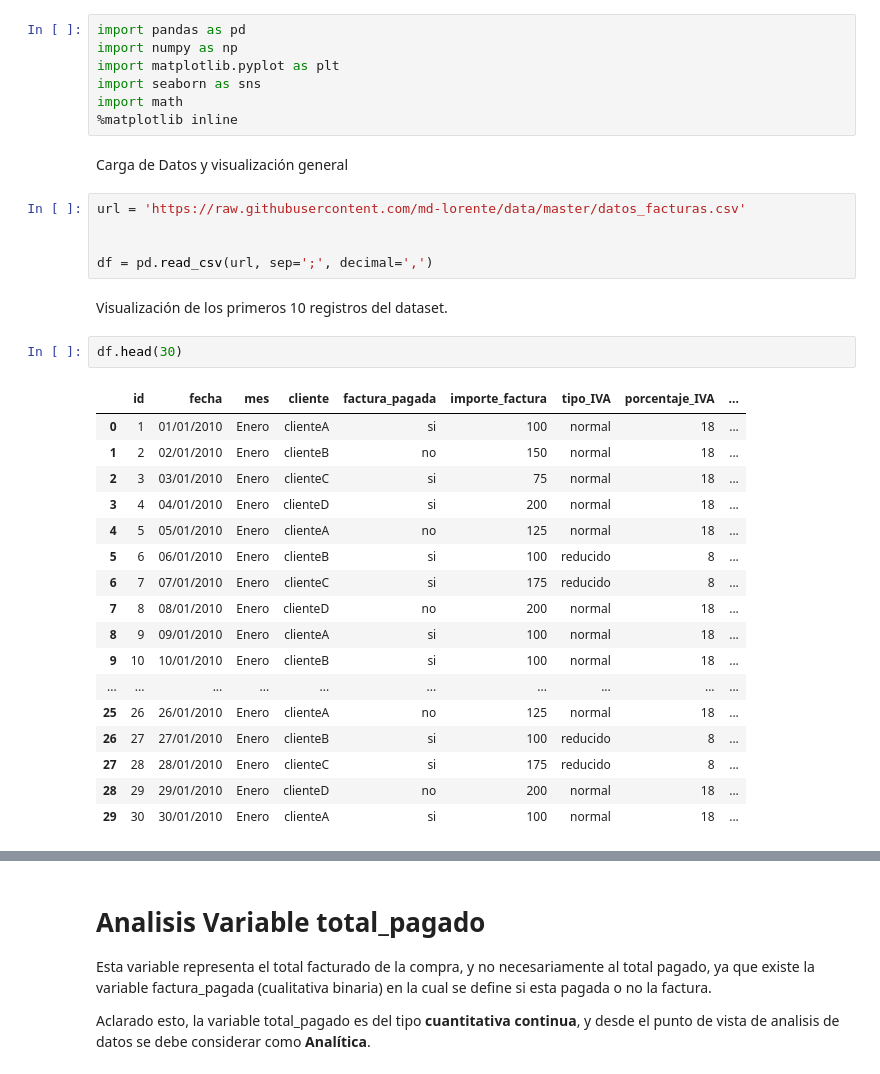
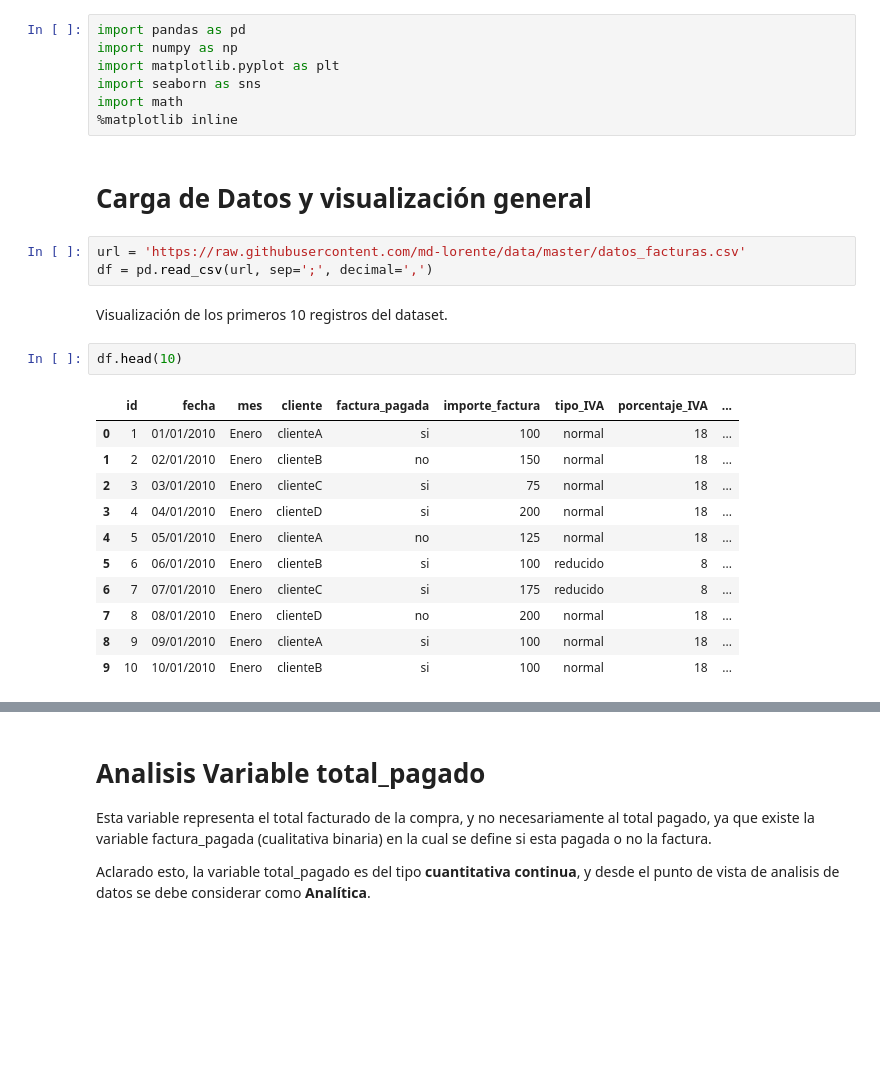
Before and after one commit to JALVARADORUIZ/Magister_BigData_UB, a Jupyter notebook: M2_AI2_AlvaradoRuizJoseArmando.ipynb, the cells around one changed output, grey strips where cells are left out. Saved outputs shown, nothing was run; the diff lists cells and outputs as text; blank space fills up the shorter version.

```diff
--- a/M2_AI2_AlvaradoRuizJoseArmando.ipynb
+++ b/M2_AI2_AlvaradoRuizJoseArmando.ipynb
@@ -36,31 +39,23 @@ import seaborn as sns
 import math
 %matplotlib inline
 # %% [markdown]
-Carga de Datos y visualización general
+# Carga de Datos y visualización general
 # %%
 url = 'https://raw.githubusercontent.com/md-lorente/data/master/datos_facturas.csv'
-
-
 df = pd.read_csv(url, sep=';', decimal=',')
 # %% [markdown]
 Visualización de los primeros 10 registros del dataset.
 # %%
-df.head(30)
+df.head(10)
 # %% [output]
 |  | id | fecha | mes | cliente | factura_pagada | importe_factura | tipo_IVA | porcentaje_IVA | ... |
 | 0 | 1 | 01/01/2010 | Enero | clienteA | si | 100 | normal | 18 | ... |
 | 1 | 2 | 02/01/2010 | Enero | clienteB | no | 150 | normal | 18 | ... |
 | 2 | 3 | 03/01/2010 | Enero | clienteC | si | 75 | normal | 18 | ... |
 | 3 | 4 | 04/01/2010 | Enero | clienteD | si | 200 | normal | 18 | ... |
 | 4 | 5 | 05/01/2010 | Enero | clienteA | no | 125 | normal | 18 | ... |
 | 5 | 6 | 06/01/2010 | Enero | clienteB | si | 100 | reducido | 8 | ... |
 | 6 | 7 | 07/01/2010 | Enero | clienteC | si | 175 | reducido | 8 | ... |
 | 7 | 8 | 08/01/2010 | Enero | clienteD | no | 200 | normal | 18 | ... |
 | 8 | 9 | 09/01/2010 | Enero | clienteA | si | 100 | normal | 18 | ... |
 | 9 | 10 | 10/01/2010 | Enero | clienteB | si | 100 | normal | 18 | ... |
-| ... | ... | ... | ... | ... | ... | ... | ... | ... | ... |
-| 25 | 26 | 26/01/2010 | Enero | clienteA | no | 125 | normal | 18 | ... |
-| 26 | 27 | 27/01/2010 | Enero | clienteB | si | 100 | reducido | 8 | ... |
-| 27 | 28 | 28/01/2010 | Enero | clienteC | si | 175 | reducido | 8 | ... |
-| 28 | 29 | 29/01/2010 | Enero | clienteD | no | 200 | normal | 18 | ... |
-| 29 | 30 | 30/01/2010 | Enero | clienteA | si | 100 | normal | 18 | ... |
```
Also changed, not shown: parts of 24 cells of this notebook.
